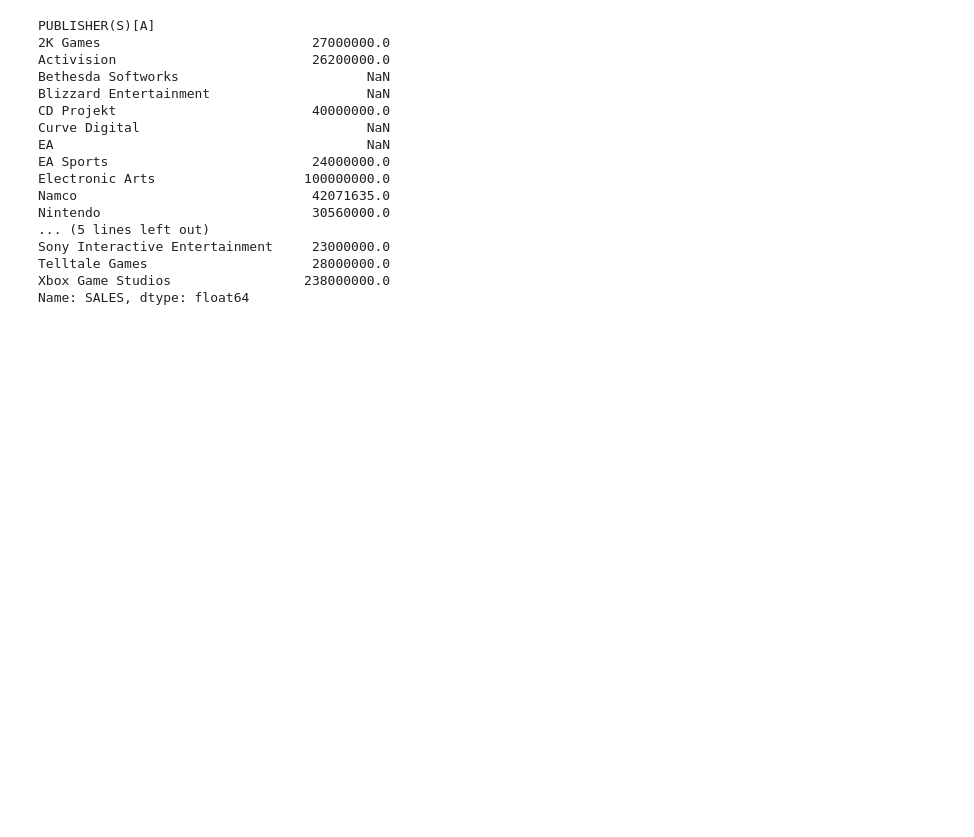
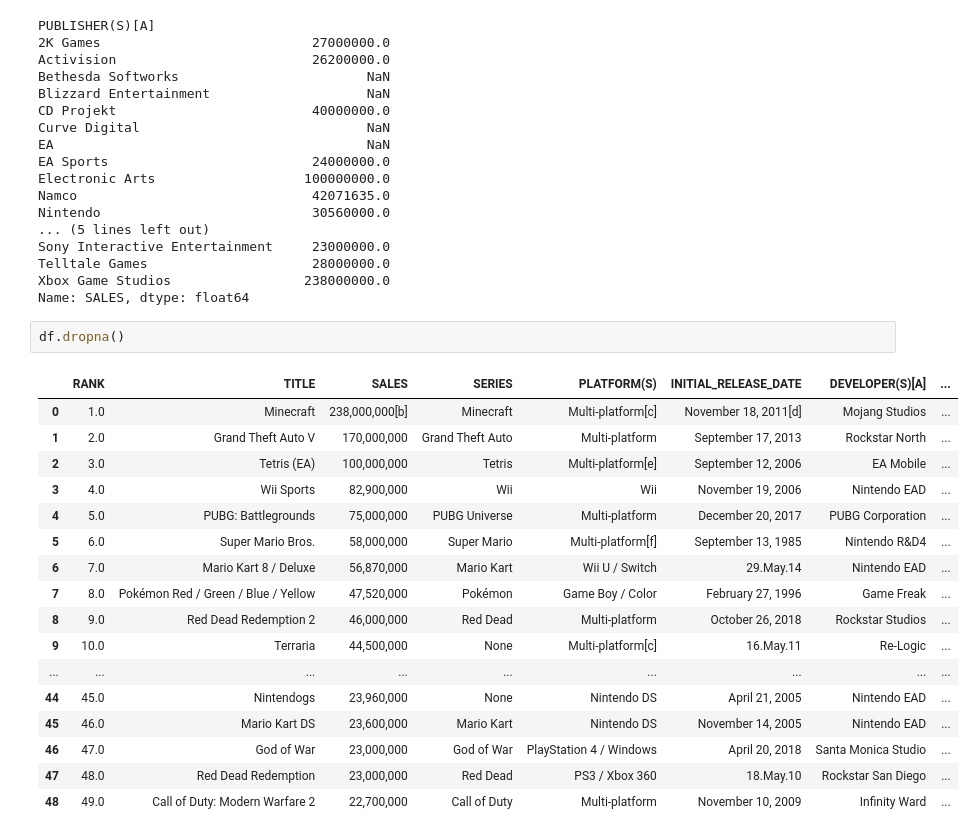
Before and after one commit to Sua95/pandas_project, a Jupyter notebook: pandas_demo.ipynb, the cells around one changed output. Saved outputs shown, nothing was run; the diff lists cells and outputs as text; blank space fills up the shorter version.

Commit message:
explanaition dropna() added

```diff
--- a/pandas_demo.ipynb
+++ b/pandas_demo.ipynb
@@ -411,3 +426,23 @@ Sony Interactive Entertainment     23000000.0
 Telltale Games                     28000000.0
 Xbox Game Studios                 238000000.0
 Name: SALES, dtype: float64
+# %%
+df.dropna()
+# %% [output]
+|  | RANK | TITLE | SALES | SERIES | PLATFORM(S) | INITIAL_RELEASE_DATE | DEVELOPER(S)[A] | ... |
+| 0 | 1.0 | Minecraft | 238,000,000[b] | Minecraft | Multi-platform[c] | November 18, 2011[d] | Mojang Studios | ... |
+| 1 | 2.0 | Grand Theft Auto V | 170,000,000 | Grand Theft Auto | Multi-platform | September 17, 2013 | Rockstar North | ... |
+| 2 | 3.0 | Tetris (EA) | 100,000,000 | Tetris | Multi-platform[e] | September 12, 2006 | EA Mobile | ... |
+| 3 | 4.0 | Wii Sports | 82,900,000 | Wii | Wii | November 19, 2006 | Nintendo EAD | ... |
+| 4 | 5.0 | PUBG: Battlegrounds | 75,000,000 | PUBG Universe | Multi-platform | December 20, 2017 | PUBG Corporation | ... |
+| 5 | 6.0 | Super Mario Bros. | 58,000,000 | Super Mario | Multi-platform[f] | September 13, 1985 | Nintendo R&D4 | ... |
+| 6 | 7.0 | Mario Kart 8 / Deluxe | 56,870,000 | Mario Kart | Wii U / Switch | 29.May.14 | Nintendo EAD | ... |
+| 7 | 8.0 | Pokémon Red / Green / Blue / Yellow | 47,520,000 | Pokémon | Game Boy / Color | February 27, 1996 | Game Freak | ... |
+| 8 | 9.0 | Red Dead Redemption 2 | 46,000,000 | Red Dead | Multi-platform | October 26, 2018 | Rockstar Studios | ... |
+| 9 | 10.0 | Terraria | 44,500,000 | None | Multi-platform[c] | 16.May.11 | Re-Logic | ... |
+| ... | ... | ... | ... | ... | ... | ... | ... | ... |
+| 44 | 45.0 | Nintendogs | 23,960,000 | None | Nintendo DS | April 21, 2005 | Nintendo EAD | ... |
+| 45 | 46.0 | Mario Kart DS | 23,600,000 | Mario Kart | Nintendo DS | November 14, 2005 | Nintendo EAD | ... |
+| 46 | 47.0 | God of War | 23,000,000 | God of War | PlayStation 4 / Windows | April 20, 2018 | Santa Monica Studio | ... |
+| 47 | 48.0 | Red Dead Redemption | 23,000,000 | Red Dead | PS3 / Xbox 360 | 18.May.10 | Rockstar San Diego | ... |
+| 48 | 49.0 | Call of Duty: Modern Warfare 2 | 22,700,000 | Call of Duty | Multi-platform | November 10, 2009 | Infinity Ward | ... |
```
Also changed, not shown: parts of 9 cells of this notebook.
